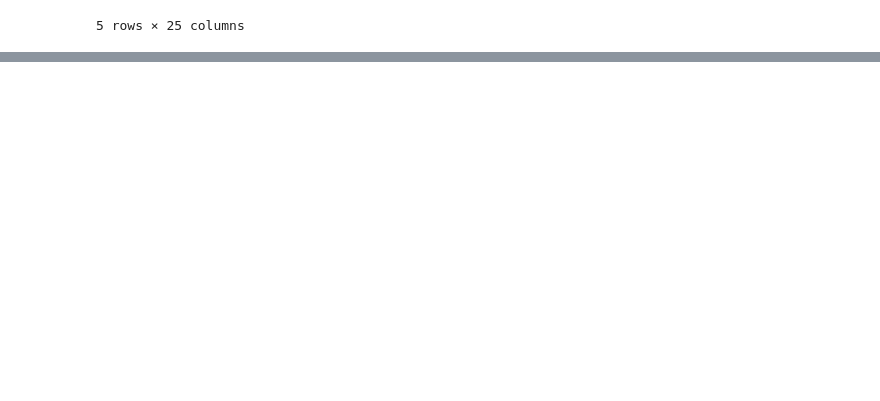
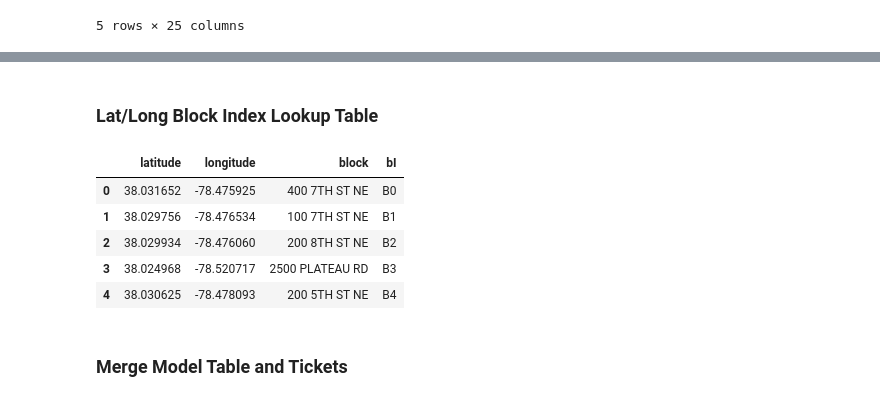
Before and after one commit to tylerhutcherson/CvilleParkingModel, a Jupyter notebook: data_preparation.ipynb, the cells around one changed output, grey strips where cells are left out. Drawn from its saved outputs; the diff is of its cells as text; code cells hidden in the pictures; blank space fills up the shorter version.

Commit message:
Prep commented and Model notebook added

```diff
--- a/data_preparation.ipynb
+++ b/data_preparation.ipynb
@@ -256,0 +267,6 @@ tickets2.to_csv("tickets2.csv")
+# %%
+unique_ticket_locations_blocks = unique_ticket_locations_blocks.merge(b[['block','bI']], how = 'left', on = 'block')
+# %% [markdown]
+### Lat/Long Block Index Lookup Table
+# %%
+blocks = unique_ticket_locations_blocks[['latitude','longitude','block','bI']]
@@ -256,0 +275,11 @@ tickets2.to_csv("tickets2.csv")
+# %%
+blocks.head()
+# %% [output]
+|  | latitude | longitude | block | bI |
+| 0 | 38.031652 | -78.475925 | 400 7TH ST NE | B0 |
+| 1 | 38.029756 | -78.476534 | 100 7TH ST NE | B1 |
+| 2 | 38.029934 | -78.476060 | 200 8TH ST NE | B2 |
+| 3 | 38.024968 | -78.520717 | 2500 PLATEAU RD | B3 |
+| 4 | 38.030625 | -78.478093 | 200 5TH ST NE | B4 |
+# %% [markdown]
+### Merge Model Table and Tickets
```
Also changed, not shown: parts of 21 cells of this notebook, 3 other files.
